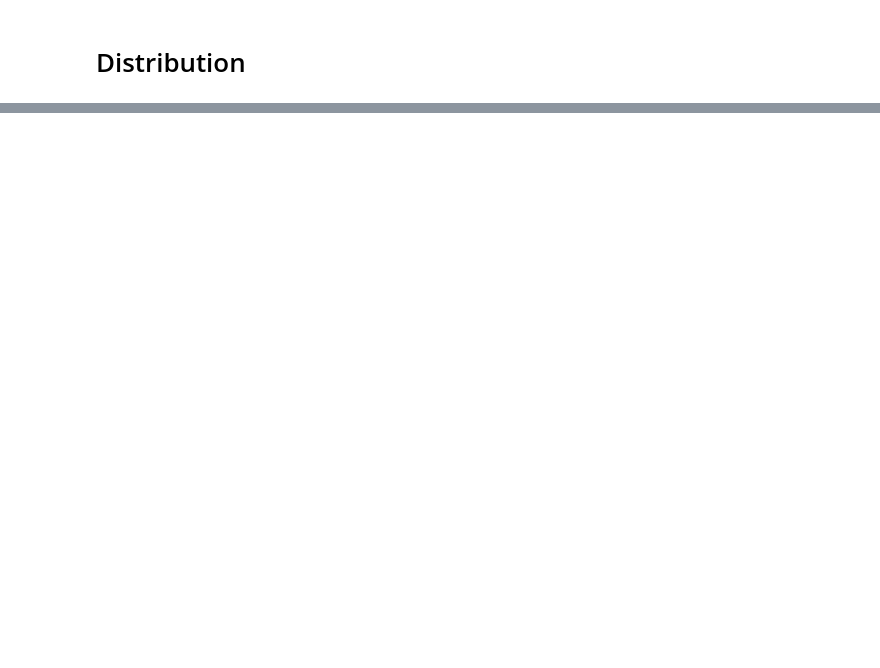
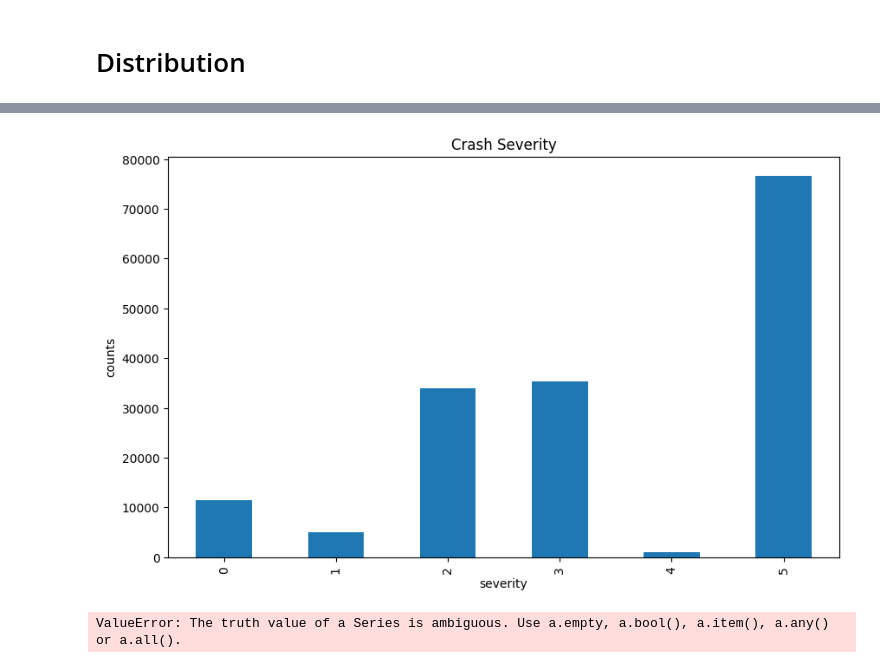
Before and after one commit to lukfd/city-of-austin-car-crash-ml-study, a Jupyter notebook: src/exploratory.ipynb, the cells around one changed output, grey strips where cells are left out. Saved outputs shown, nothing was run; the diff lists cells and outputs as text; code cells hidden in the pictures; blank space fills up the shorter version.

```diff
--- a/src/exploratory.ipynb
+++ b/src/exploratory.ipynb
@@ -84,0 +97,15 @@ for col in ['crash_speed_limit', 'death_cnt', 'units_involved', 'Estimated Total
+# %%
+plt.figure(figsize=(10, 6))
+df['crash_severity'].value_counts().sort_index(ascending=True).plot(kind='bar')
+plt.title('Crash Severity')
+plt.xlabel('severity')
+plt.ylabel('counts')
+plt.show()
+# %% [output]
+[figure, added]
+# %%
+from utils.plot_utils import create_folium_density_heatmap
+
+map = create_folium_density_heatmap(df['latitude'], df['longitude'])
+# %% [output]
+ValueError: The truth value of a Series is ambiguous. Use a.empty, a.bool(), a.item(), a.any() or a.all().
```
Also changed, not shown: parts of 9 cells of this notebook, 3 other files.
